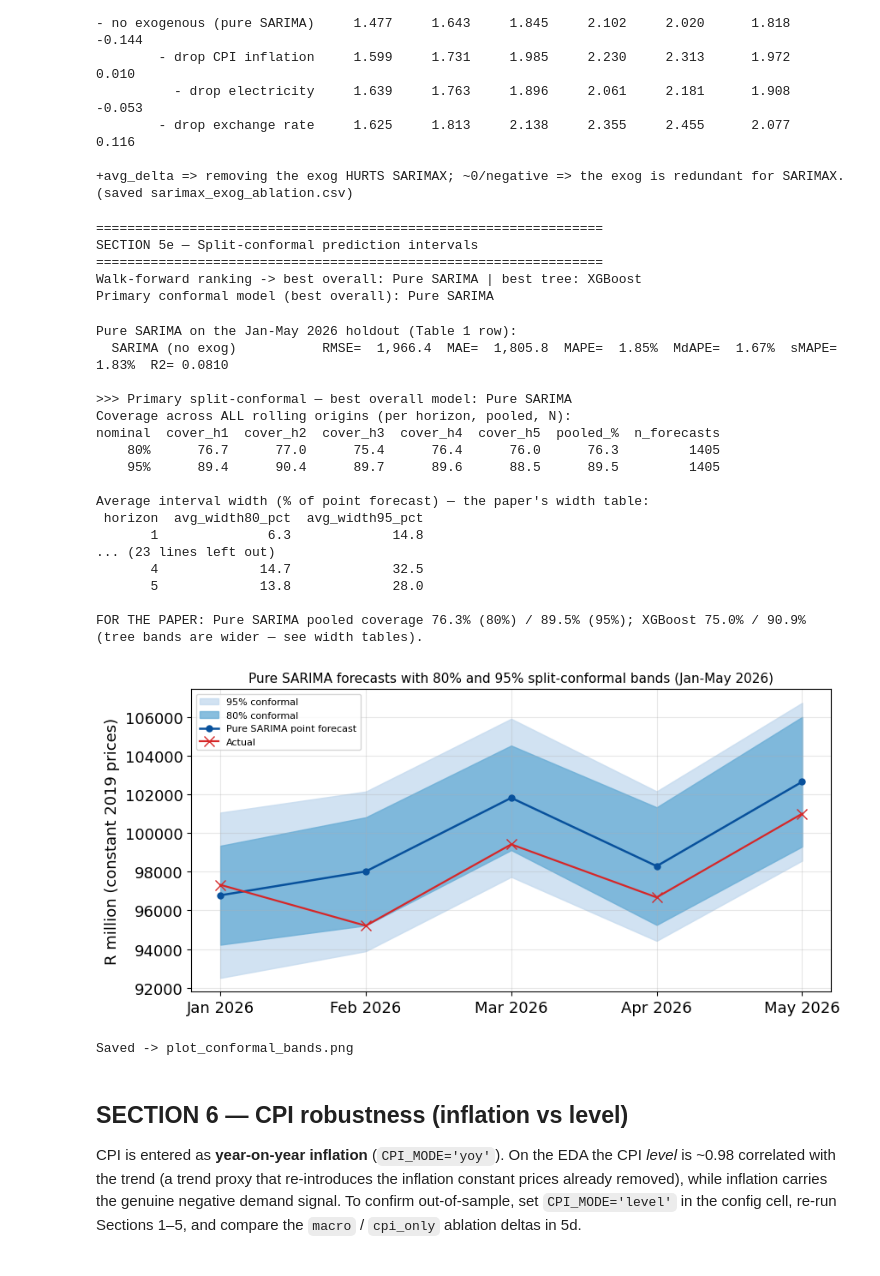
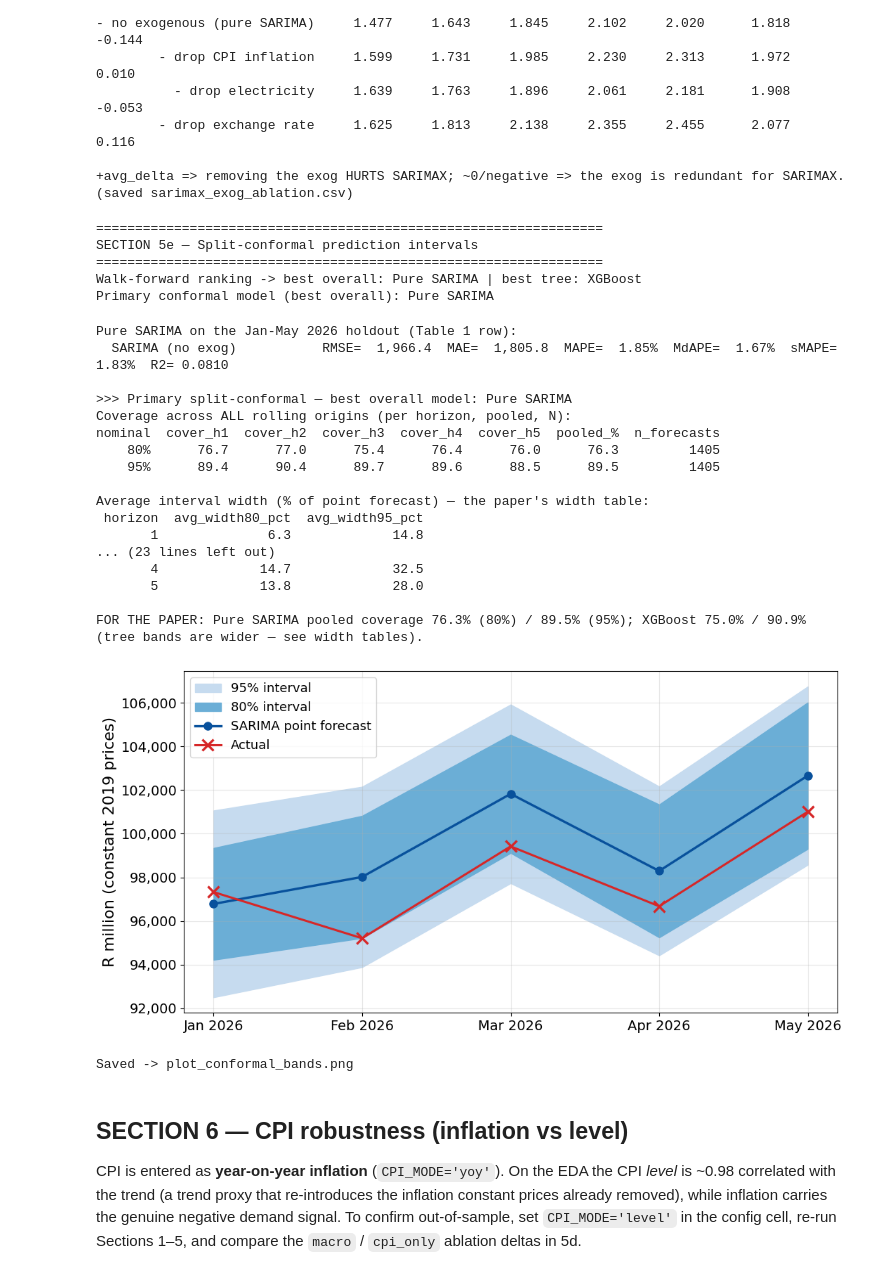
Before and after one commit to thabisop/Tree_Based_ML-Short_Term_Retail_Trade_Sales_Forecasting, a Jupyter notebook: Modelling_Script.ipynb, the cells around one changed output. Saved outputs shown, nothing was run; the diff lists cells and outputs as text; code cells hidden in the pictures.

```diff
--- a/Modelling_Script.ipynb
+++ b/Modelling_Script.ipynb
@@ -1314,42 +1316,46 @@ else:
     print(f"\nFOR THE PAPER: {conformal_model} pooled coverage {p80}% (80%) / {p95}% (95%); "
           f"{best_tree} {t80}% / {t95}% (tree bands are wider — see width tables).")
 
 # ---- plot (primary) ----
+from matplotlib.ticker import FuncFormatter
+_label = "SARIMA" if conformal_model == "Pure SARIMA" else conformal_model
 positions = range(len(hi_primary))
-fig, ax = plt.subplots(figsize=(9, 4.4))
-ax.fill_between(positions, hi_primary["lower95"], hi_primary["upper95"], color="#c6dbef", alpha=0.8, label="95% conformal")
-ax.fill_between(positions, hi_primary["lower80"], hi_primary["upper80"], color="#6baed6", alpha=0.8, label="80% conformal")
-ax.plot(positions, hi_primary["point"], "o-", color="#08519c", linewidth=1.8, markersize=5, label=f"{conformal_model} point forecast")
-ax.plot(positions, hi_primary["actual"], "x-", color="#d62728", linewidth=1.6, markersize=8, label="Actual")
+plt.rcParams.update({"font.size": 15})
+fig, ax = plt.subplots(figsize=(11, 5.6))
+ax.fill_between(positions, hi_primary["lower95"], hi_primary["upper95"], color="#c6dbef", label="95% interval")
+ax.fill_between(positions, hi_primary["lower80"], hi_primary["upper80"], color="#6baed6", label="80% interval")
+ax.plot(positions, hi_primary["point"], "o-", color="#08519c", linewidth=2.4, markersize=8, label=f"{_label} point forecast")
+ax.plot(positions, hi_primary["actual"], "x-", color="#d62728", linewidth=2.2, markersize=11, markeredgewidth=2.4, label="Actual")
 ax.set_xticks(list(positions)); ax.set_xticklabels(hi_primary["month"])
-ax.set_title(f"{conformal_model} forecasts with 80% and 95% split-conformal bands (Jan-May 2026)", fontsize=11)
-ax.set_ylabel("R million (constant 2019 prices)"); ax.legend(fontsize=8); ax.grid(alpha=0.3)
-plt.tight_layout(); plt.savefig("plot_conformal_bands.png", dpi=150, bbox_inches="tight"); plt.show()
+ax.set_ylabel("R million (constant 2019 prices)", fontsize=16)
+ax.yaxis.set_major_formatter(FuncFormatter(lambda v, p: f"{v:,.0f}"))
+ax.tick_params(labelsize=14); ax.legend(loc="upper left", fontsize=13); ax.grid(alpha=0.3)
+plt.tight_layout(); plt.savefig("plot_conformal_bands.png", dpi=200, bbox_inches="tight"); plt.show()
 print("Saved -> plot_conformal_bands.png")
 # %% [output]
 =================================================================
 SECTION 5e — Split-conformal prediction intervals
 =================================================================
 Walk-forward ranking -> best overall: Pure SARIMA | best tree: XGBoost
 Primary conformal model (best overall): Pure SARIMA
 Pure SARIMA on the Jan-May 2026 holdout (Table 1 row):
   SARIMA (no exog)           RMSE=  1,966.4  MAE=  1,805.8  MAPE=  1.85%  MdAPE=  1.67%  sMAPE=  1.83%  R2= 0.0810
 
 >>> Primary split-conformal — best overall model: Pure SARIMA
 Coverage across ALL rolling origins (per horizon, pooled, N):
 nominal  cover_h1  cover_h2  cover_h3  cover_h4  cover_h5  pooled_%  n_forecasts
     80%      76.7      77.0      75.4      76.4      76.0      76.3         1405
     95%      89.4      90.4      89.7      89.6      88.5      89.5         1405
 
 Average interval width (% of point forecast) — the paper's width table:
  horizon  avg_width80_pct  avg_width95_pct
        1              6.3             14.8
 ... (23 lines left out)
        4             14.7             32.5
        5             13.8             28.0
 
 FOR THE PAPER: Pure SARIMA pooled coverage 76.3% (80%) / 89.5% (95%); XGBoost 75.0% / 90.9% (tree bands are wider — see width tables).
-[figure, old version]
+[figure, new version]
 Saved -> plot_conformal_bands.png
 # %% [markdown]
 ## SECTION 6 — CPI robustness (inflation vs level)
```
Also changed, not shown: parts of 5 cells of this notebook.
